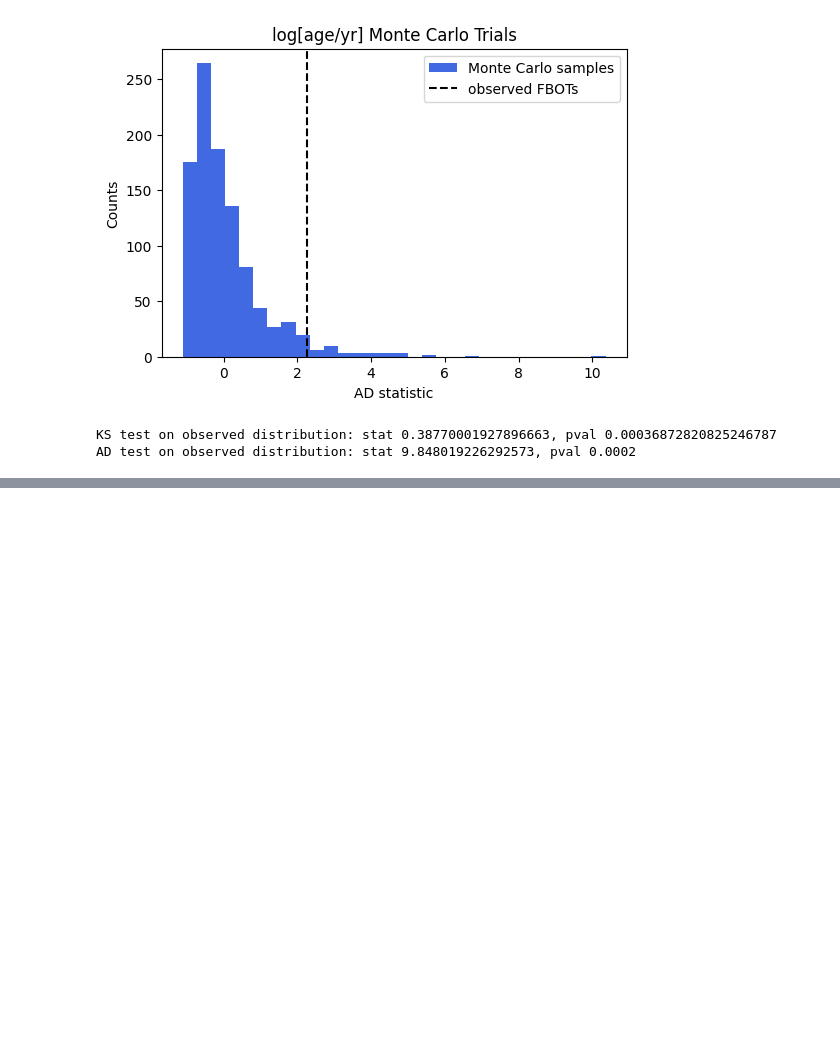
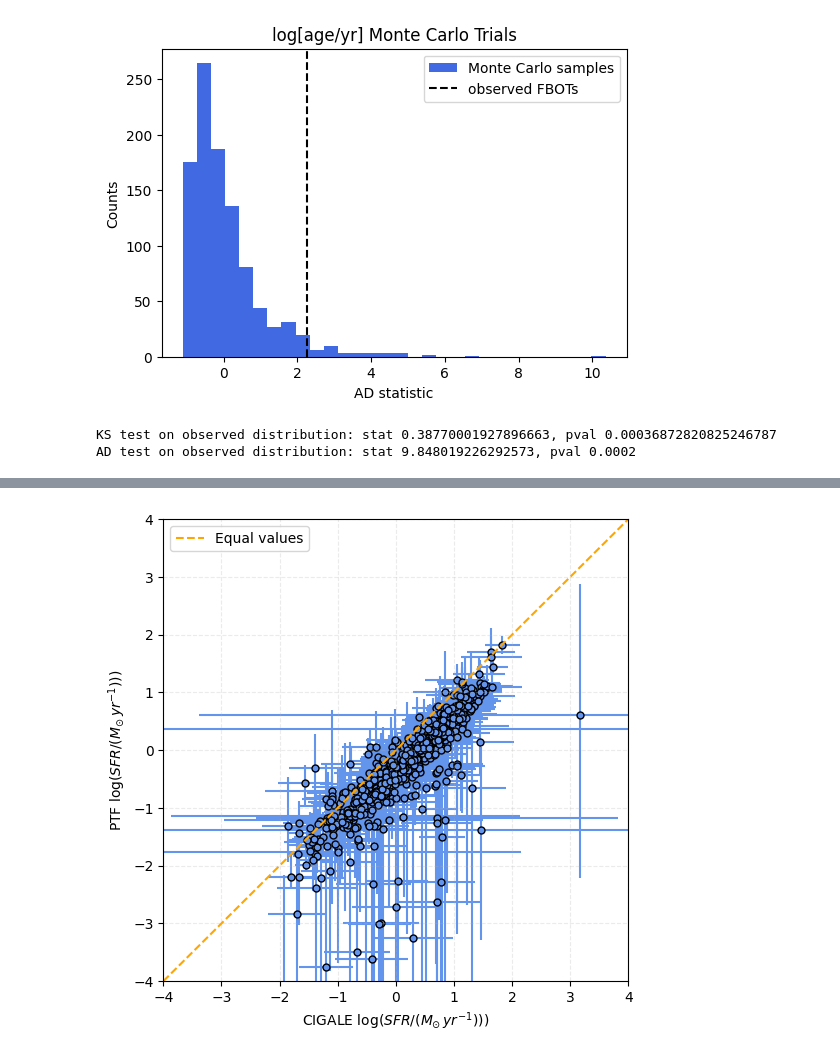
Before and after one commit to aswinsuresh24/sne_hosts, a Jupyter notebook: hosts.ipynb, the cells around one changed output, grey strips where cells are left out. Saved outputs shown, nothing was run; the diff lists cells and outputs as text; code cells hidden in the pictures; blank space fills up the shorter version.

```diff
--- a/hosts.ipynb
+++ b/hosts.ipynb
@@ -552,0 +603,10 @@ AD test on observed distribution: stat 9.848019226292573, pval 0.0002
+# %%
+cigale_out = np.log10(sne_results['bayes.sfh.sfr'])
+cigale_err = sne_results['bayes.sfh.sfr_err']/sne_results['bayes.sfh.sfr']/np.log(10)
+
+ref_out = ptf_results['logSFR']
+ref_err = np.array(ptf_results[['e_logSFR', 'E_logSFR']]).T
+
+compare_results(cigale_out, cigale_err, ref_out, ref_err, r'log($SFR/(M_{\odot}\,yr^{-1}))$)', compare_x=[-4, 4], savefig='sfr_comp.png', xlim=(-4, 4), ylim=(-4, 4))
+# %% [output]
+[figure, added]
```
Also changed, not shown: parts of 5 cells of this notebook.
